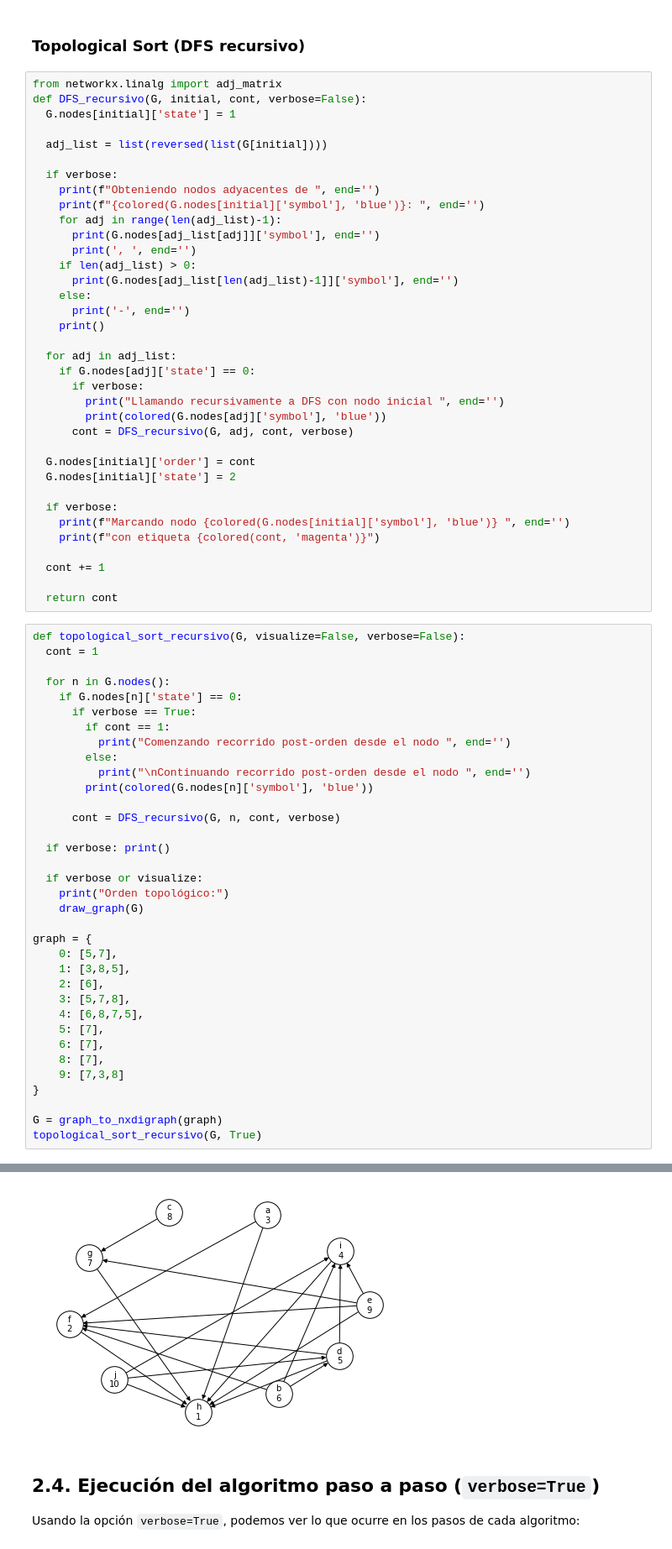
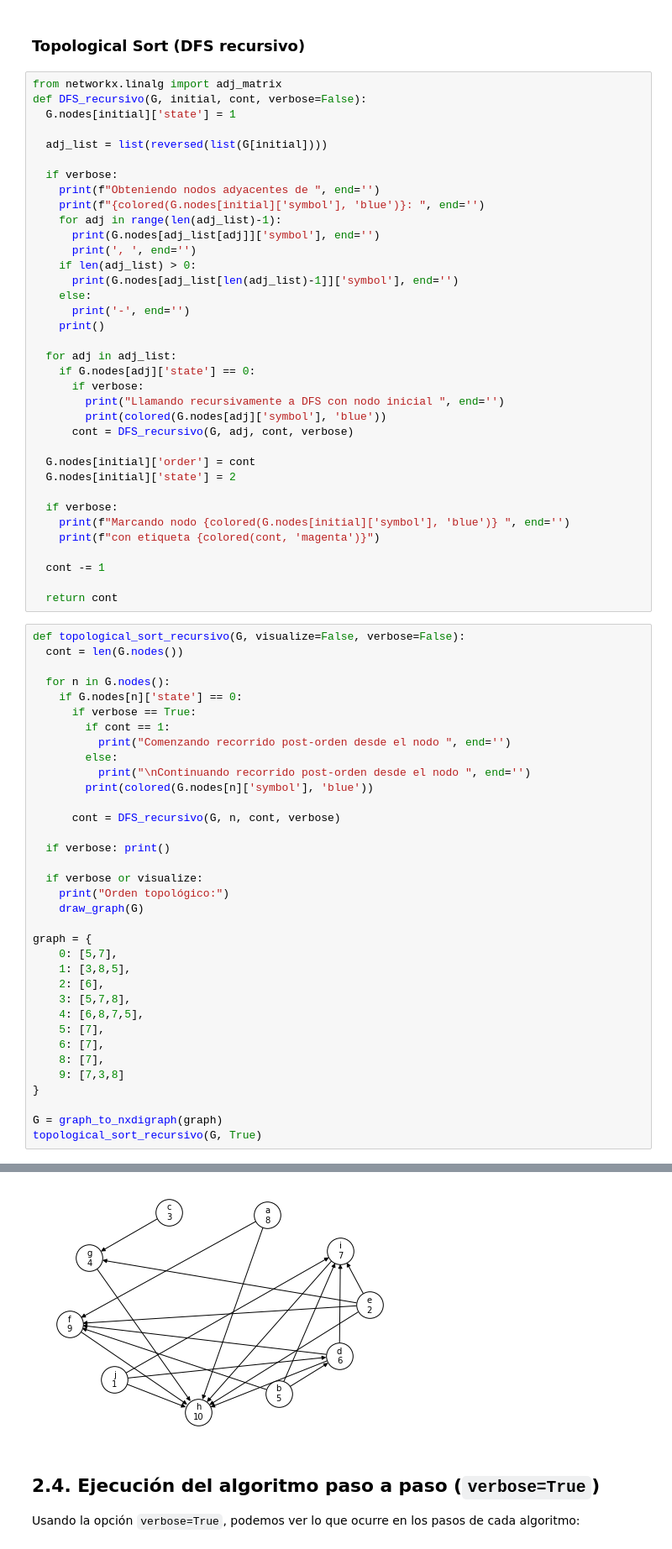
Before and after one commit to OscarRojasG/ADA-Informes, a Jupyter notebook: Informe10-TopologicalSort.ipynb, the cells around one changed output, grey strips where cells are left out. Shown at 84% size. Cells and saved outputs as stored; diff of their text form.

```diff
--- a/Informe10-TopologicalSort.ipynb
+++ b/Informe10-TopologicalSort.ipynb
@@ -175,12 +175,12 @@ def DFS_recursivo(G, initial, cont, verbose=False):
     print(f"Marcando nodo {colored(G.nodes[initial]['symbol'], 'blue')} ", end='')
     print(f"con etiqueta {colored(cont, 'magenta')}")
 
-  cont += 1
+  cont -= 1
 
   return cont
 # %%
 def topological_sort_recursivo(G, visualize=False, verbose=False):
-  cont = 1
+  cont = len(G.nodes())
 
   for n in G.nodes():
     if G.nodes[n]['state'] == 0:
@@ -188,34 +188,34 @@ def topological_sort_recursivo(G, visualize=False, verbose=False):
         if cont == 1:
           print("Comenzando recorrido post-orden desde el nodo ", end='')
         else:
           print("\nContinuando recorrido post-orden desde el nodo ", end='')
         print(colored(G.nodes[n]['symbol'], 'blue'))
 
       cont = DFS_recursivo(G, n, cont, verbose)
 
   if verbose: print()
 
   if verbose or visualize:
     print("Orden topológico:")
     draw_graph(G)
 
 graph = {
     0: [5,7],
     1: [3,8,5],
     2: [6],
     3: [5,7,8],
     4: [6,8,7,5],
     5: [7],
     6: [7],
     8: [7],
     9: [7,3,8]
 }
 
 G = graph_to_nxdigraph(graph)
 topological_sort_recursivo(G, True)
 # %% [output]
 Orden topológico:
-[figure, old version]
+[figure, new version]
 # %% [markdown]
 ## 2.4. Ejecución del algoritmo paso a paso (`verbose=True`)
 
```
Also changed, not shown: parts of 4 cells of this notebook.
